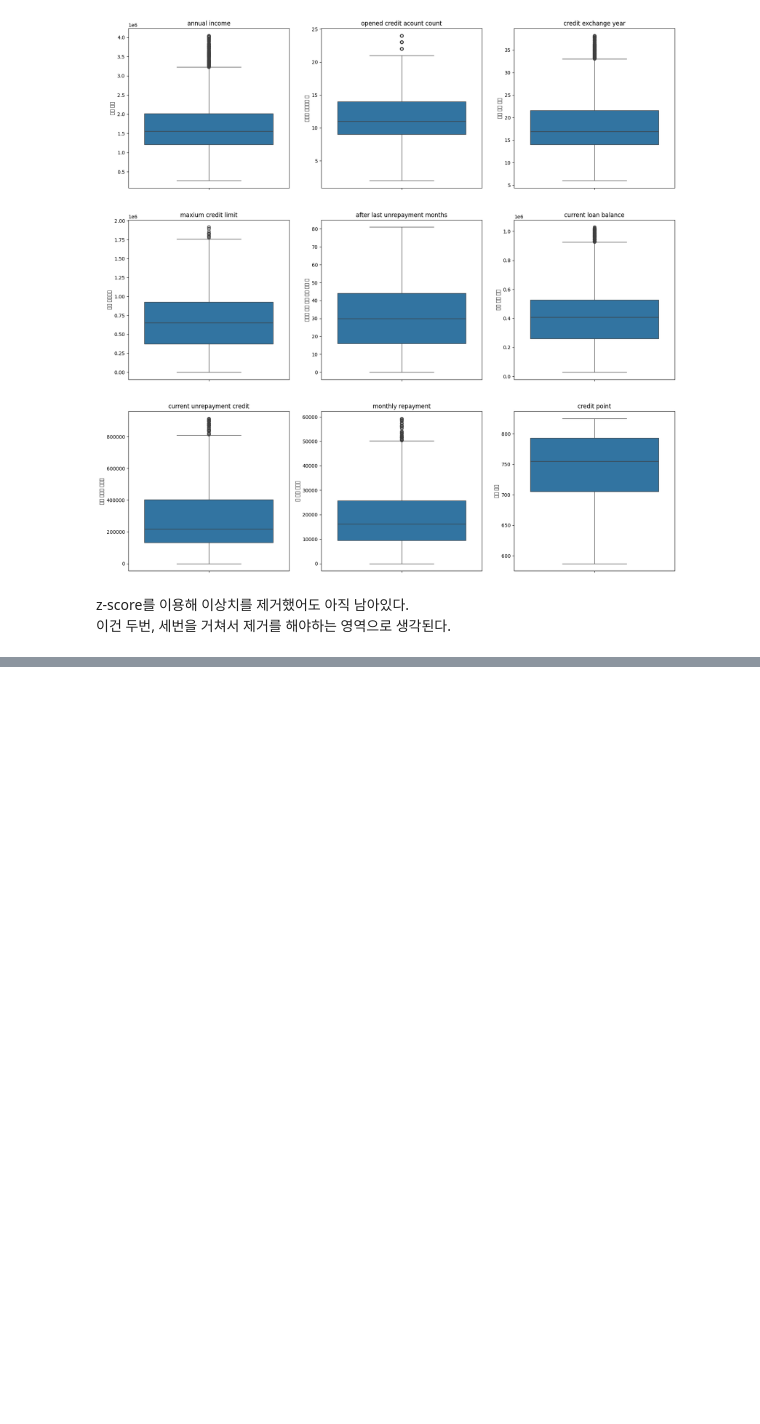
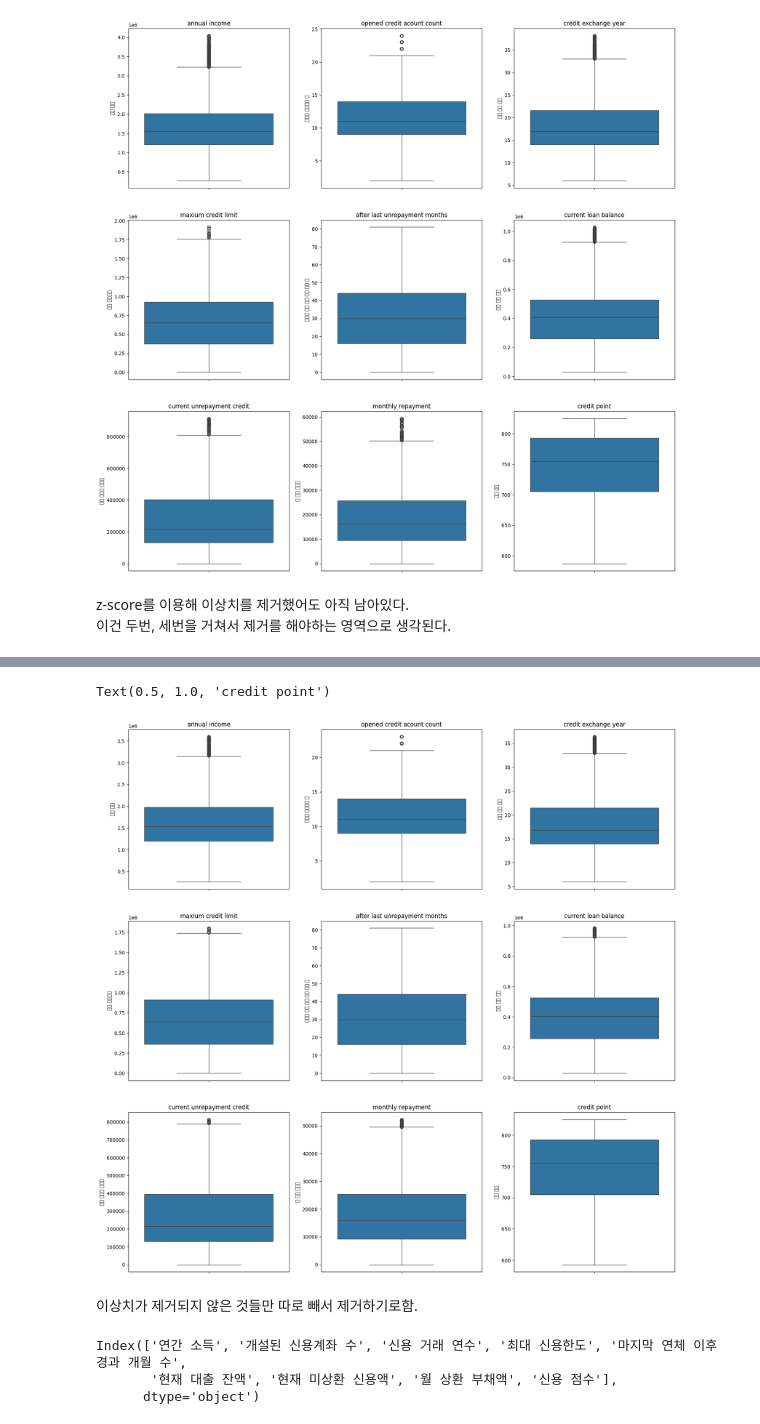
Before and after one commit to jayiuk/default-pred, a Jupyter notebook: eda_data.ipynb, the cells around one changed output, grey strips where cells are left out. Cells and saved outputs as stored; diff of their text form; code cells hidden in the pictures; blank space fills up the shorter version.

Commit message:
delete outlier again

```diff
--- a/eda_data.ipynb
+++ b/eda_data.ipynb
@@ -1015,3 +1015,8 @@ Text(0.5, 1.0, 'credit point')
 # %% [markdown]
 z-score를 이용해 이상치를 제거했어도 아직 남아있다.\
 이건 두번, 세번을 거쳐서 제거를 해야하는 영역으로 생각된다.
+# %%
+train_num_del_zc = train_num_del_z.copy()
+# %%
+train_num_del_z_again = DelOutlierZscore(train_num_del_zc)
+train_num_del_z_again
@@ -1017,0 +1037,31 @@ z-score를 이용해 이상치를 제거했어도 아직 남아있다.\
+# %%
+fig, axes = plt.subplots(3, 3, figsize = (20, 20))
+sns.boxplot(train_num_del_z_again['연간 소득'], ax = axes[0, 0])
+axes[0, 0].set_title('annual income')
+sns.boxplot(train_num_del_z_again['개설된 신용계좌 수'], ax = axes[0, 1])
+axes[0, 1].set_title('opened credit acount count')
+sns.boxplot(train_num_del_z_again['신용 거래 연수'], ax = axes[0, 2])
+axes[0, 2].set_title('credit exchange year')
+sns.boxplot(train_num_del_z_again['최대 신용한도'], ax = axes[1, 0])
+axes[1, 0].set_title('maxium credit limit')
+sns.boxplot(train_num_del_z_again['마지막 연체 이후 경과 개월 수'], ax = axes[1, 1])
+axes[1, 1].set_title('after last unrepayment months')
+sns.boxplot(train_num_del_z_again['현재 대출 잔액'], ax = axes[1, 2])
+axes[1, 2].set_title('current loan balance')
+sns.boxplot(train_num_del_z_again['현재 미상환 신용액'], ax = axes[2, 0])
+axes[2, 0].set_title('current unrepayment credit')
+sns.boxplot(train_num_del_z_again['월 상환 부채액'], ax = axes[2, 1])
+axes[2, 1].set_title('monthly repayment')
+sns.boxplot(train_num_del_z_again['신용 점수'], ax = axes[2, 2])
+axes[2, 2].set_title('credit point')
+# %% [output]
+Text(0.5, 1.0, 'credit point')
+[figure, added]
+# %% [markdown]
+이상치가 제거되지 않은 것들만 따로 빼서 제거하기로함.
+# %%
+train_num_del_z_again.columns
+# %% [output]
+Index(['연간 소득', '개설된 신용계좌 수', '신용 거래 연수', '최대 신용한도', '마지막 연체 이후 경과 개월 수',
+       '현재 대출 잔액', '현재 미상환 신용액', '월 상환 부채액', '신용 점수'],
+      dtype='object')
```
Also changed, not shown: parts of 2 cells of this notebook, 1 other file.
